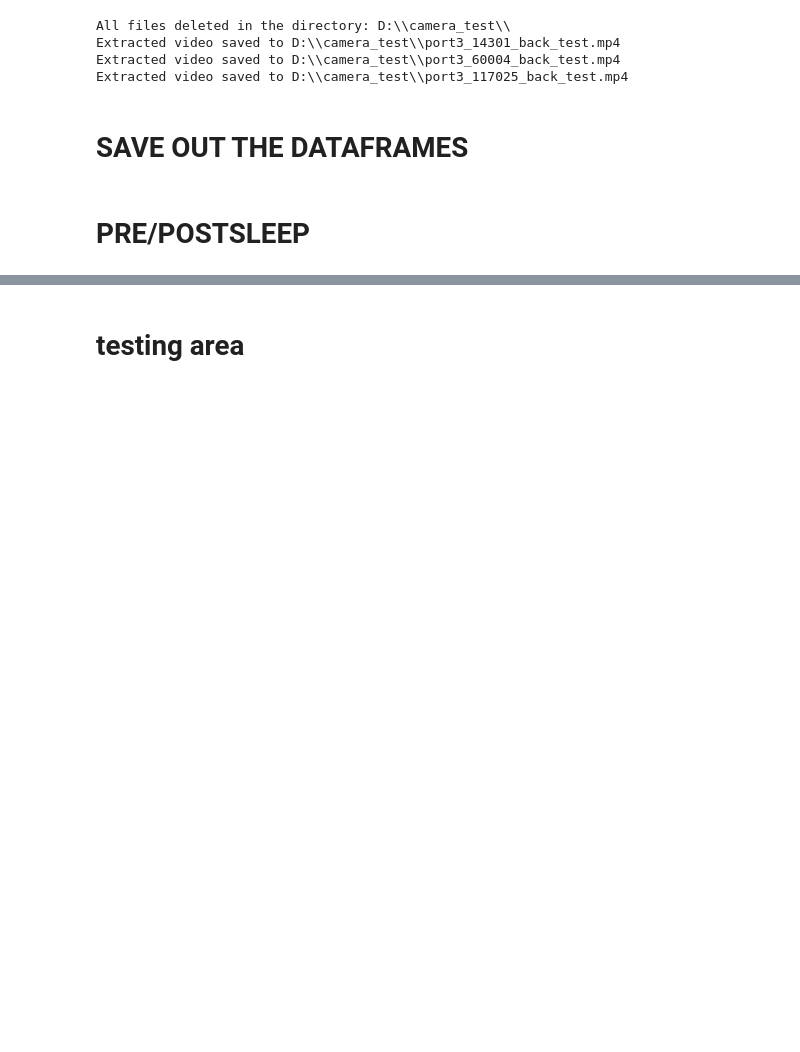
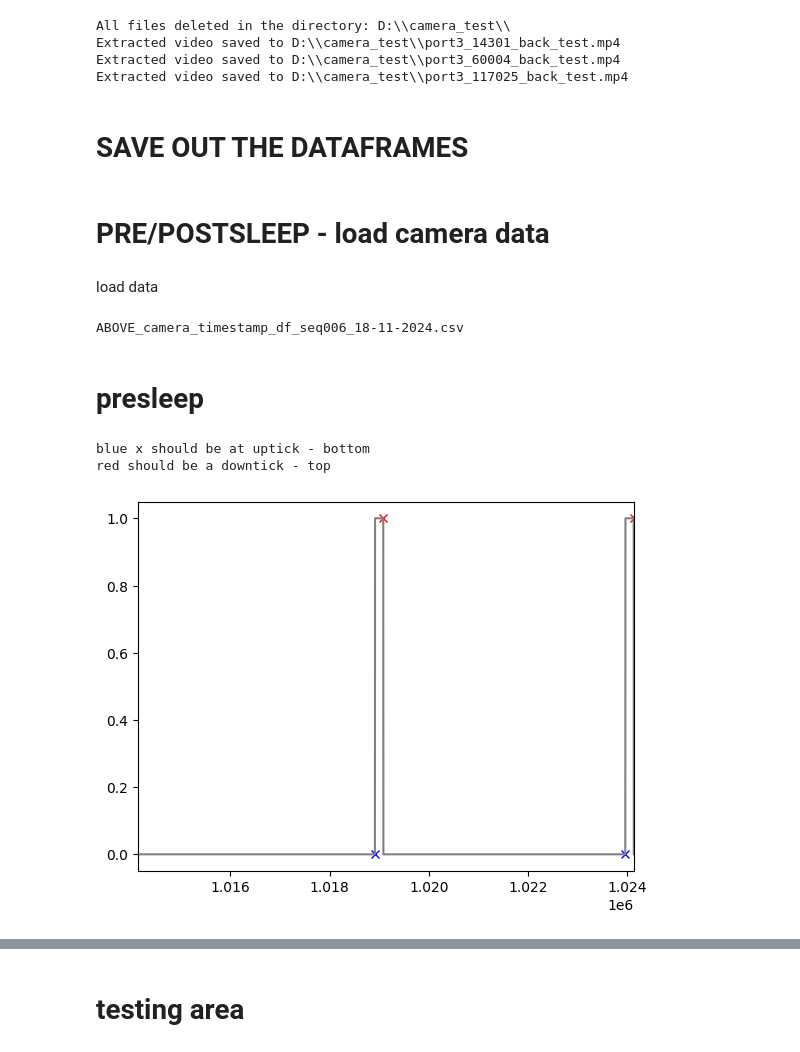
Before and after one commit to SainsburyWellcomeCentre/sequences_neuropixel_preprocess, a Jupyter notebook: 6_align_data.ipynb, the cells around one changed output, grey strips where cells are left out. Drawn from its saved outputs; the diff is of its cells as text; code cells hidden in the pictures; blank space fills up the shorter version.

```diff
--- a/6_align_data.ipynb
+++ b/6_align_data.ipynb
@@ -1439,4 +1486,4 @@ new_Transition_df.to_csv(out_path +'Transition_data_sync.csv')
 print('data checked?')
 print('data Saved')
 # %% [markdown]
-# PRE/POSTSLEEP
+# PRE/POSTSLEEP - load camera data
@@ -1442,0 +1512,52 @@ print('data Saved')
+# %% [markdown]
+load data
+# %%
+# now align the cameras
+
+#load in abive camera ts files
+from pathlib import Path
+
+cam_path = '\\'.join(list(Path(organised_ephys_path).parts[0:-1])) + r'\video\videos\\'
+
+# find csv file
+csv_files = [f for f in os.listdir(cam_path) if f.endswith('.csv')]
+
+for csv_file in csv_files:
+    if 'ABOVE' in csv_file:
+        print(csv_file)
+        cam_ts = pd.read_csv(cam_path + csv_file)
+        break
+# %% [output]
+ABOVE_camera_timestamp_df_seq006_18-11-2024.csv
+# %% [markdown]
+# presleep
+# %%
+presleep_cam_ts = cam_ts[cam_ts.epoch == 'presleep'].reset_index()
+
+### find camera triggers:
+
+Camera_trig_states = presleep_cam_ts['Trigger State'].values
+
+where_ttl_changes = list(np.where(np.roll(Camera_trig_states,1)!=Camera_trig_states)[0])
+if where_ttl_changes[0] == 0:
+    where_ttl_changes = where_ttl_changes[1::]
+down_tick = np.array(where_ttl_changes[1::2])
+up_tick = np.array(where_ttl_changes[0::2])
+
+## check this is correct:
+plt.plot(down_tick,np.ones(len(down_tick)),'x', color = 'red')
+plt.plot(up_tick,np.zeros(len(up_tick)),'x',color = 'blue')
+plt.plot(Camera_trig_states, color = 'grey')
+plt.xlim([max(where_ttl_changes)-10000, max(where_ttl_changes)])
+
+
+print('blue x should be at uptick - bottom')
+print('red should be a downtick - top')
+
+### set ts variables:
+cam_trigger_times = presleep_cam_ts['Time Stamps'][where_ttl_changes].values
+ephys_ts = Bpod_NIDAQ_TTLS['global_timestamp'][presleep_barcode_index:behaviour_barcode_index].values
+# %% [output]
+blue x should be at uptick - bottom
+red should be a downtick - top
+[figure, added]
```
Also changed, not shown: parts of 19 cells of this notebook, 2 other files.
